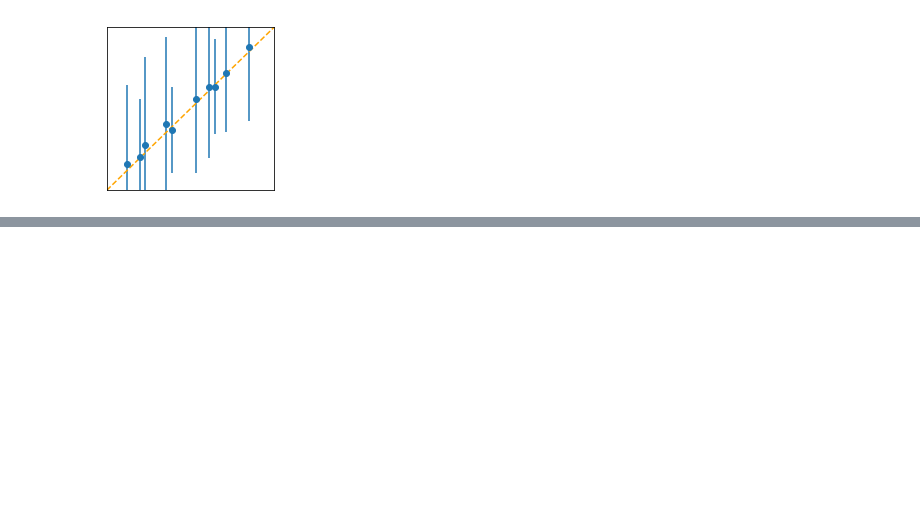
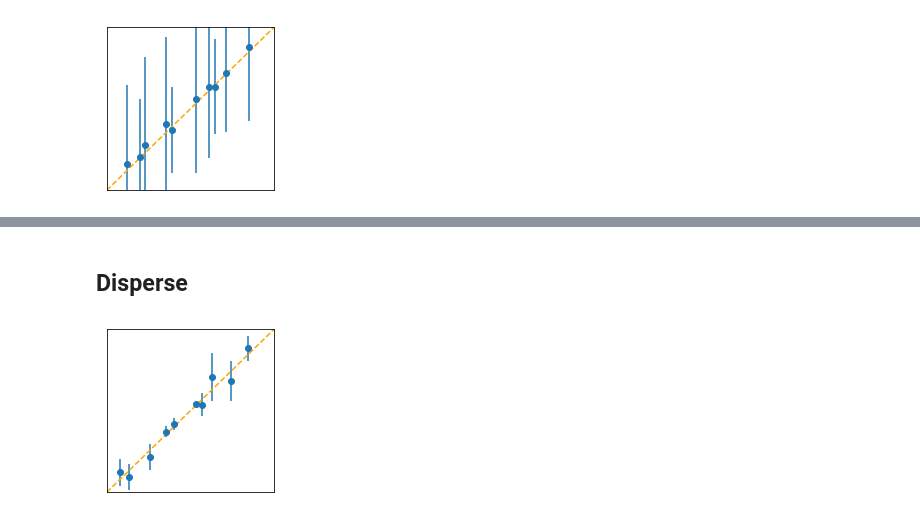
Before and after one commit to ulissigroup/uncertainty_benchmarking, a Jupyter notebook: paper/figures/intro/make_parities.ipynb, the cells around one changed output, grey strips where cells are left out. Saved outputs shown, nothing was run; the diff lists cells and outputs as text; code cells hidden in the pictures; blank space fills up the shorter version.

```diff
--- a/paper/figures/intro/make_parities.ipynb
+++ b/paper/figures/intro/make_parities.ipynb
@@ -234,0 +278,37 @@ fig.savefig(name + '.pdf', bbox_inches='tight', transparent=True)
+# %% [markdown]
+## Disperse
+# %%
+# Labeling
+name = 'disperse'
+
+# Fake data
+n_pts = 10
+x_jitter = 0.5
+X = [x + random.uniform(-x_jitter, x_jitter) for x in range(n_pts)]
+y_err = 0.5
+Y = X + np.array([random.gauss(mu=0, sigma=y_err) for _ in X])
+
+# Fake uncertainties
+sigma_scale = 2
+uncertainty = [sigma_scale*(y-x) for x, y in zip(X, Y)]
+
+# Initialize plot
+size = 3
+fig = plt.figure(figsize=(size, size))
+ax = fig.gca()
+
+# Make points
+plt.errorbar(X, Y, yerr=uncertainty, fmt='o')
+_ = ax.set_xlim([-1, len(X)+1])
+_ = ax.set_ylim([-1, len(X)+1])
+_ = ax.set_xticks([])
+_ = ax.set_yticks([])
+
+# Make parity
+parity_pts = list(ax.get_xlim())
+_ = plt.plot(parity_pts, parity_pts, '--', color='orange')
+
+# Save it
+fig.savefig(name + '.pdf', bbox_inches='tight', transparent=True)
+# %% [output]
+[figure, added]
```
Also changed, not shown: parts of 5 cells of this notebook, 7 other files.
